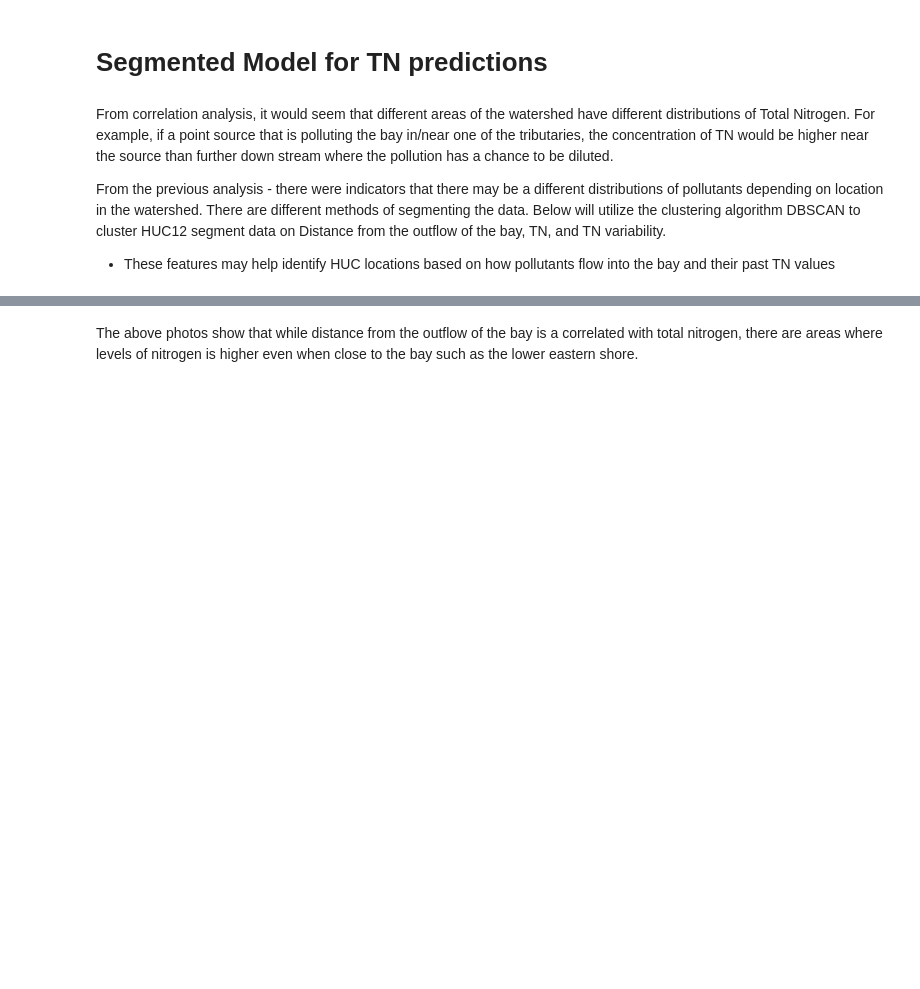
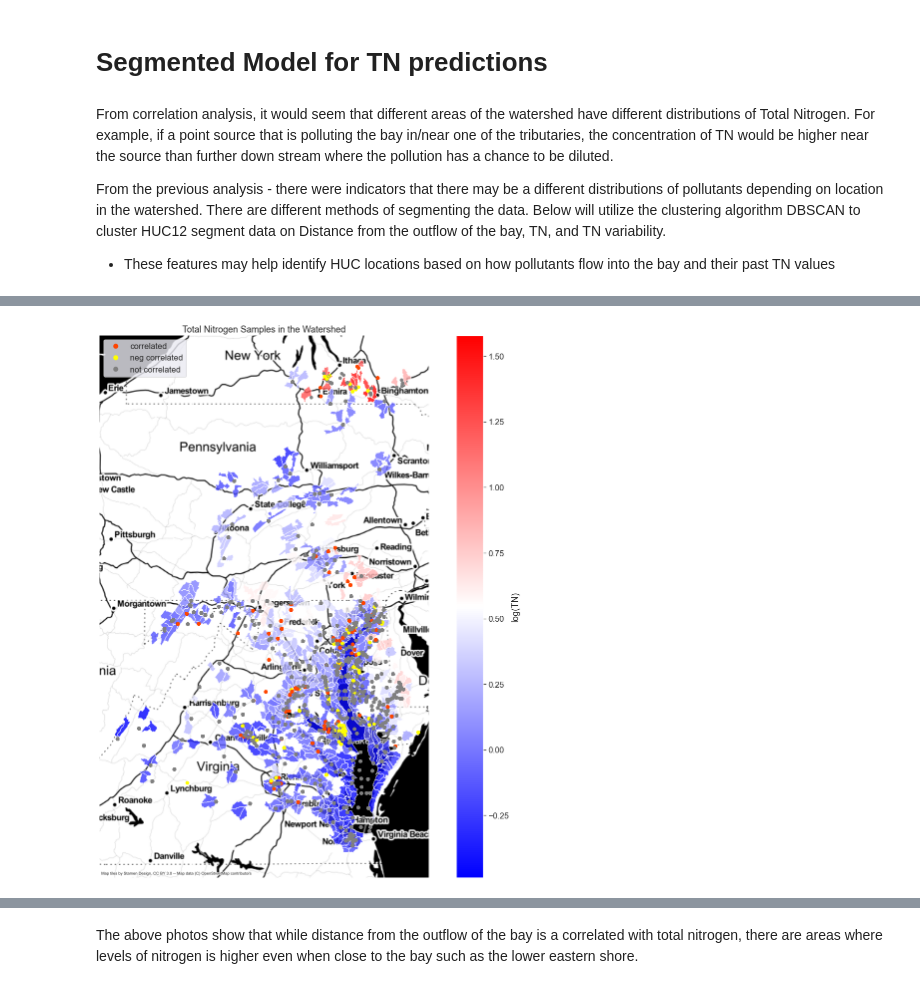
Before and after one commit to teamHackTheBay/hackTheBay, a Jupyter notebook: models/ensemble_model/notebook/segmented_models.ipynb, the cells around one changed output, grey strips where cells are left out. Saved outputs shown, nothing was run; the diff lists cells and outputs as text; code cells hidden in the pictures; blank space fills up the shorter version.

```diff
--- a/models/ensemble_model/notebook/segmented_models.ipynb
+++ b/models/ensemble_model/notebook/segmented_models.ipynb
@@ -9,3 +11,9 @@ From the previous analysis - there were indicators that there may be a different
+# %%
+from IPython.display import Image
+Image(filename = "..\\visuals\\distance_tn.png", width = 450)
+Image(filename = "..\\visuals\\distance_tn.png", width = 450)
+# %% [output]
+[figure, added]
 # %%
 from IPython.display import HTML, display
 
```
Also changed, not shown: parts of 4 cells of this notebook.
